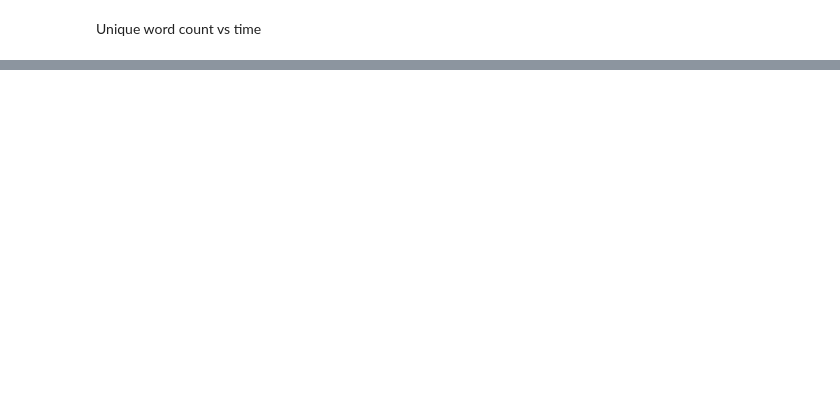
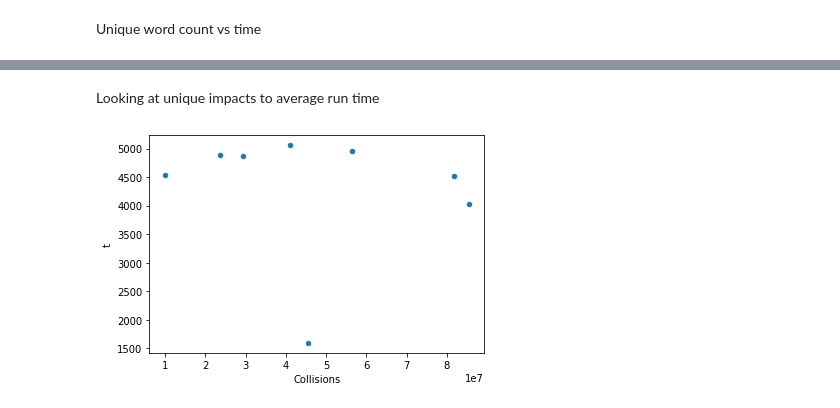
Before and after one commit to hpache/CS231-Project7, a Jupyter notebook: CSVs/plots.ipynb, the cells around one changed output, grey strips where cells are left out. Cells and saved outputs as stored; diff of their text form; code cells hidden in the pictures; blank space fills up the shorter version.

```diff
--- a/CSVs/plots.ipynb
+++ b/CSVs/plots.ipynb
@@ -49,0 +50,8 @@ hashmap.plot.scatter(x = "Unique_Word_Count", y = "t")
+# %% [markdown]
+Looking at unique impacts to average run time
+# %%
+# Hashmap, looking at how collisions impact run time
+hashmap.plot.scatter(x = "Collisions", y = "t")
+plt.savefig("hashmap_collisions_time.png")
+# %% [output]
+[figure, added]
```
Also changed, not shown: parts of 7 cells of this notebook, 21 other files.
